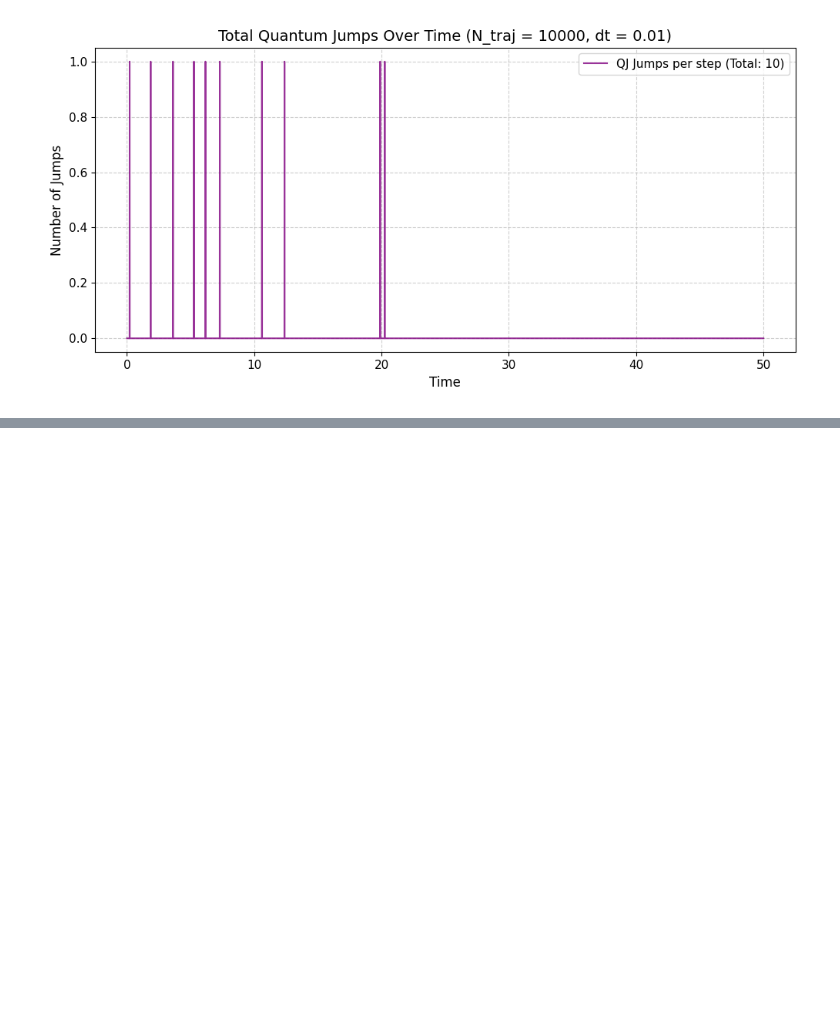
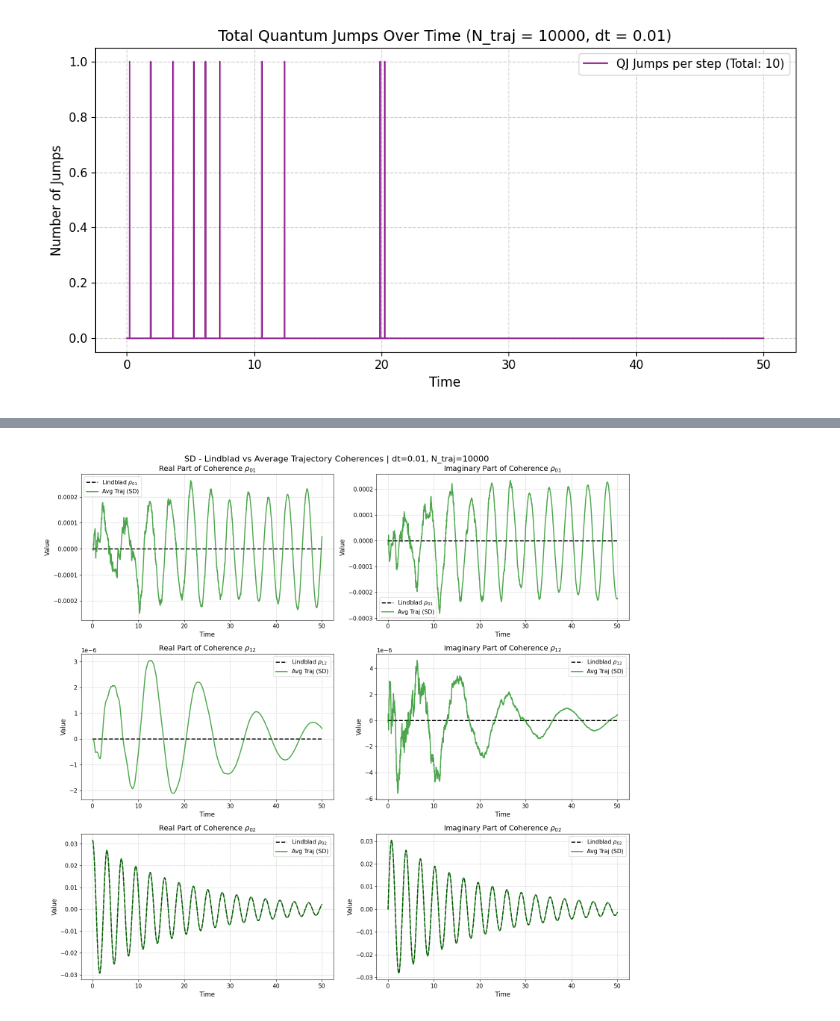
Before and after one commit to francescociavarella/Collisional-Methods, a Jupyter notebook: Coccia3LevelSys/Codes/Intermediate/Plot_rho_complete.ipynb, the cells around one changed output, grey strips where cells are left out. Saved outputs shown, nothing was run; the diff lists cells and outputs as text; code cells hidden in the pictures; blank space fills up the shorter version.

```diff
--- a/Coccia3LevelSys/Codes/Intermediate/Plot_rho_complete.ipynb
+++ b/Coccia3LevelSys/Codes/Intermediate/Plot_rho_complete.ipynb
@@ -282,0 +420,80 @@ plt.show()
+# %%
+# =========================================================
+# Setup Mode and Select Data
+# =========================================================
+plt.close('all')
+
+MODE = "SD"  # Choose "QJ" or "SD"
+
+# Dynamically select the correct coherence averages based on the chosen mode
+if MODE == "QJ":
+    avg_coh_01 = avg_coh_01_QJ
+    avg_coh_12 = avg_coh_12_QJ
+    avg_coh_02 = avg_coh_02_QJ
+    color_avg = 'blue'
+else:
+    avg_coh_01 = avg_coh_01_SD
+    avg_coh_12 = avg_coh_12_SD
+    avg_coh_02 = avg_coh_02_SD
+    color_avg = 'green'
+
+# Bundle the coherences into a list to iterate easily
+# Format: (Label, Lindblad data, Stochastic Average data)
+coherence_data = [
+    ('01', lindblad_01, avg_coh_01),
+    ('12', lindblad_12, avg_coh_12),
+    ('02', lindblad_02, avg_coh_02)
+]
+
+# =========================================================
+# Plotting Real and Imaginary Coherences (3x2 Grid)
+# =========================================================
+# Increase the vertical size (15) to comfortably fit 3 rows
+fig04, axes = plt.subplots(3, 2, figsize=(16, 15))
+
+# Loop through each row and plot the corresponding coherence
+for row_idx, (label, lind_data, avg_data) in enumerate(coherence_data):
+
+    # -----------------------------------
+    # Left Column: Real Part
+    # -----------------------------------
+    ax_real = axes[row_idx, 0]
+    ax_real.plot(times, np.real(lind_data), label=f'Lindblad $\\rho_{{{label}}}$', linewidth=2, linestyle='--', color='black')
+    ax_real.plot(times, np.real(avg_data), label=f'Avg Traj ({MODE})', linewidth=2, color=color_avg, alpha=0.7)
+
+    ax_real.set_title(f'Real Part of Coherence $\\rho_{{{label}}}$', fontsize=14)
+
+    # -----------------------------------
+    # Right Column: Imaginary Part
+    # -----------------------------------
+    ax_imag = axes[row_idx, 1]
+    ax_imag.plot(times, np.imag(lind_data), label=f'Lindblad $\\rho_{{{label}}}$', linewidth=2, linestyle='--', color='black')
+    ax_imag.plot(times, np.imag(avg_data), label=f'Avg Traj ({MODE})', linewidth=2, color=color_avg, alpha=0.7)
+
+    ax_imag.set_title(f'Imaginary Part of Coherence $\\rho_{{{label}}}$', fontsize=14)
+
+# -----------------------------------
+# Global Formatting for all subplots
+# -----------------------------------
+for ax in axes.flat:
+    ax.set_xlabel('Time', fontsize=12)
+    ax.set_ylabel('Value', fontsize=12)
+    ax.legend(loc='best', fontsize=11)
+    ax.grid(True, linestyle='--', alpha=0.6)
+
+    # Disable scientific offset if the coherences are very close to 0
+    formatter = ticker.ScalarFormatter(useOffset=False)
+    ax.yaxis.set_major_formatter(formatter)
+
+# Main figure title
+fig04.suptitle(f'{MODE} - Lindblad vs Average Trajectory Coherences | dt={dt}, N_traj={N_traj}', fontsize=16, y=0.98)
+
+# Adjust layout to prevent overlapping titles and labels
+plt.tight_layout()
+
+# Automatically save the figure
+filename_04 = f'{MODE}_All_Coherences_dt_{dt_str}_Ntraj_{N_traj}'
+save_fig(fig04, filename_04)
+
+plt.show()
+# %% [output]
@@ -282,0 +501 @@ plt.show()
+[figure, added]
```
Also changed, not shown: parts of 13 cells of this notebook.
